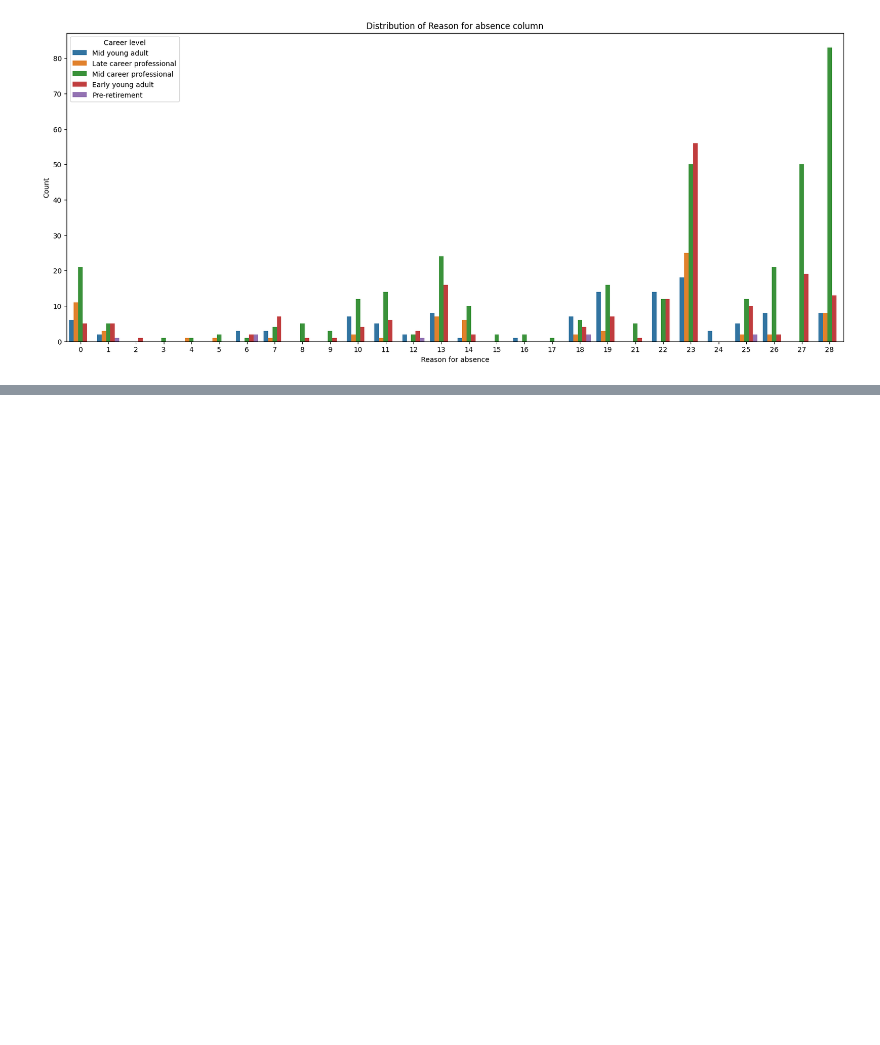
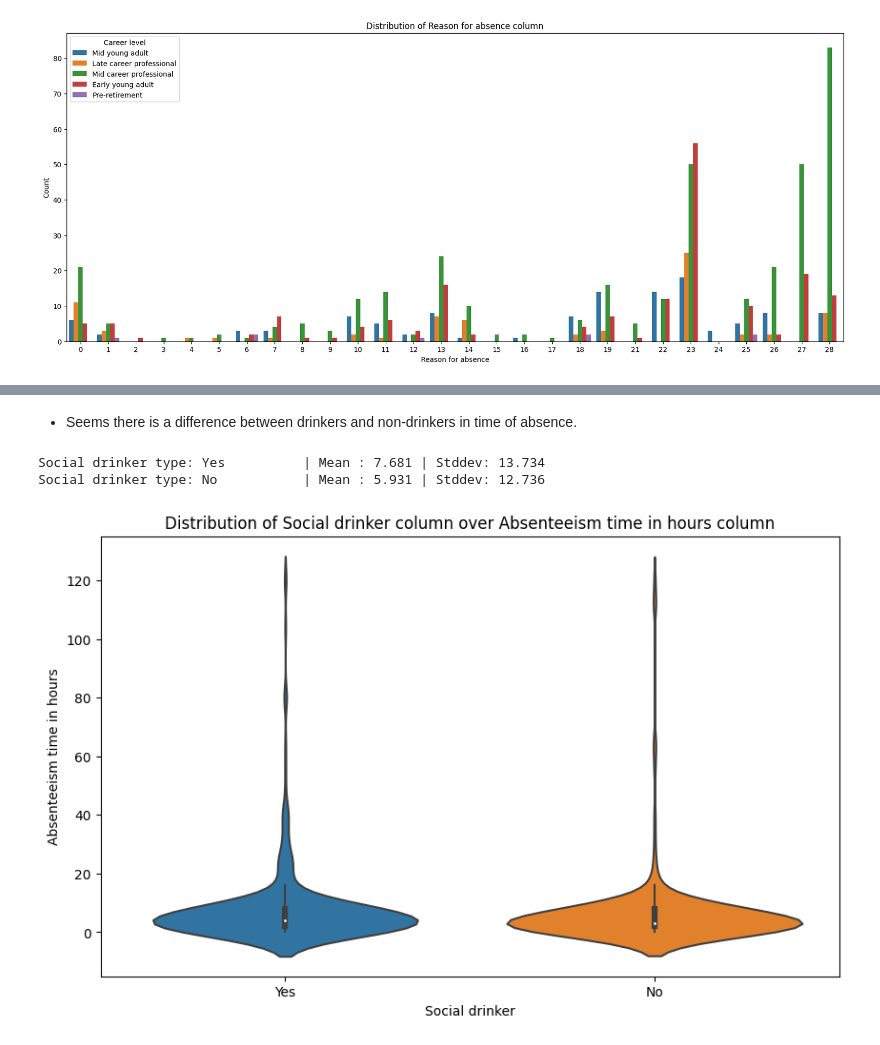
Before and after one commit to alaalmy-ahmed/Absenteeism-at-Work, a Jupyter notebook: knowing the data.ipynb, the cells around one changed output, grey strips where cells are left out. Saved outputs shown, nothing was run; the diff lists cells and outputs as text; code cells hidden in the pictures; blank space fills up the shorter version.

Commit message:
Completed the visual analysis

```diff
--- a/knowing the data.ipynb
+++ b/knowing the data.ipynb
@@ -354,0 +416,45 @@ Name: Career level, dtype: int64
+# %%
+def plot_violin(x, y, hue=None, figsize=(20, 8)):
+    plt.figure(figsize=figsize)
+    sns.violinplot(data=preprocessed_data,
+                  x=x,
+                  y=y,
+                  hue=hue)
+    plt.title(f'Distribution of {x} column over {y} column')
+    plt.xlabel(f'{x}')
+    plt.ylabel(f'{y}')
+    plt.savefig(f'figs/Distribution of {x} respect to {hue} over {y} column.png', format='png')
+    plt.show()
+# %%
+def mean_std_for_categories(col, target):
+    """
+    Compute the mean and standard deviation of a target variable for each unique category in a categorical column of a dataframe.
+
+    Parameters:
+    -----------
+    col : str
+        The name of the categorical column.
+    target : str
+        The name of the target column.
+
+    Returns:
+    --------
+    None
+        Prints the mean and standard deviation values for each category to the console.
+    """
+    col_types = preprocessed_data[col].unique()
+    for col_type in col_types:
+        mask = preprocessed_data[col] == col_type
+        data = preprocessed_data[target][mask]
+        mean = data.mean()
+        stddev = data.std()
+        print(f"{col} type: {str(col_type):12s} | Mean : {mean:.03f} | Stddev: {stddev:.03f}")
+# %% [markdown]
+- Seems there is a difference between drinkers and non-drinkers in time of absence.
+# %%
+mean_std_for_categories(col='Social drinker', target='Absenteeism time in hours')
+plot_violin(x='Social drinker', y='Absenteeism time in hours', figsize=(10, 6))
+# %% [output]
+Social drinker type: Yes          | Mean : 7.681 | Stddev: 13.734
+Social drinker type: No           | Mean : 5.931 | Stddev: 12.736
+[figure, added]
```
Also changed, not shown: parts of 43 cells of this notebook, 23 other files.
